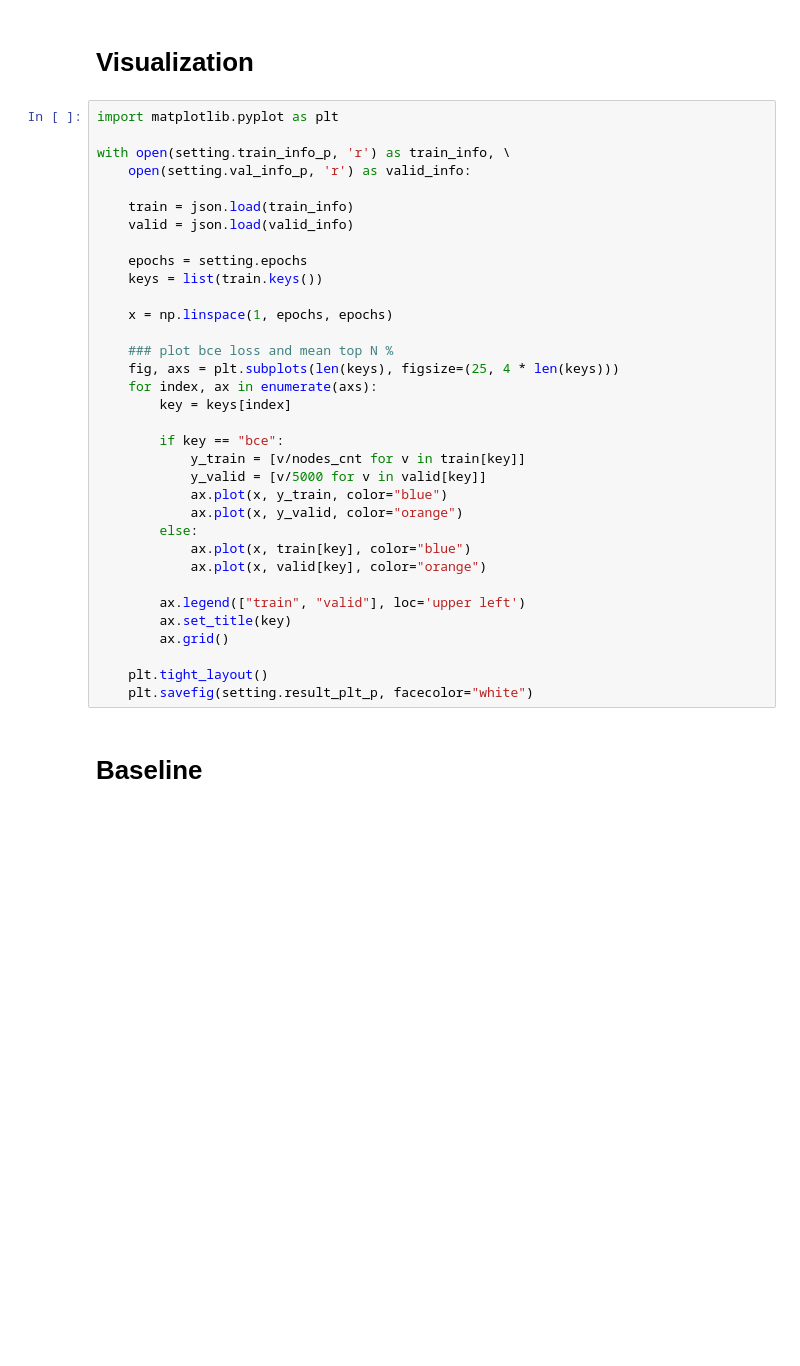
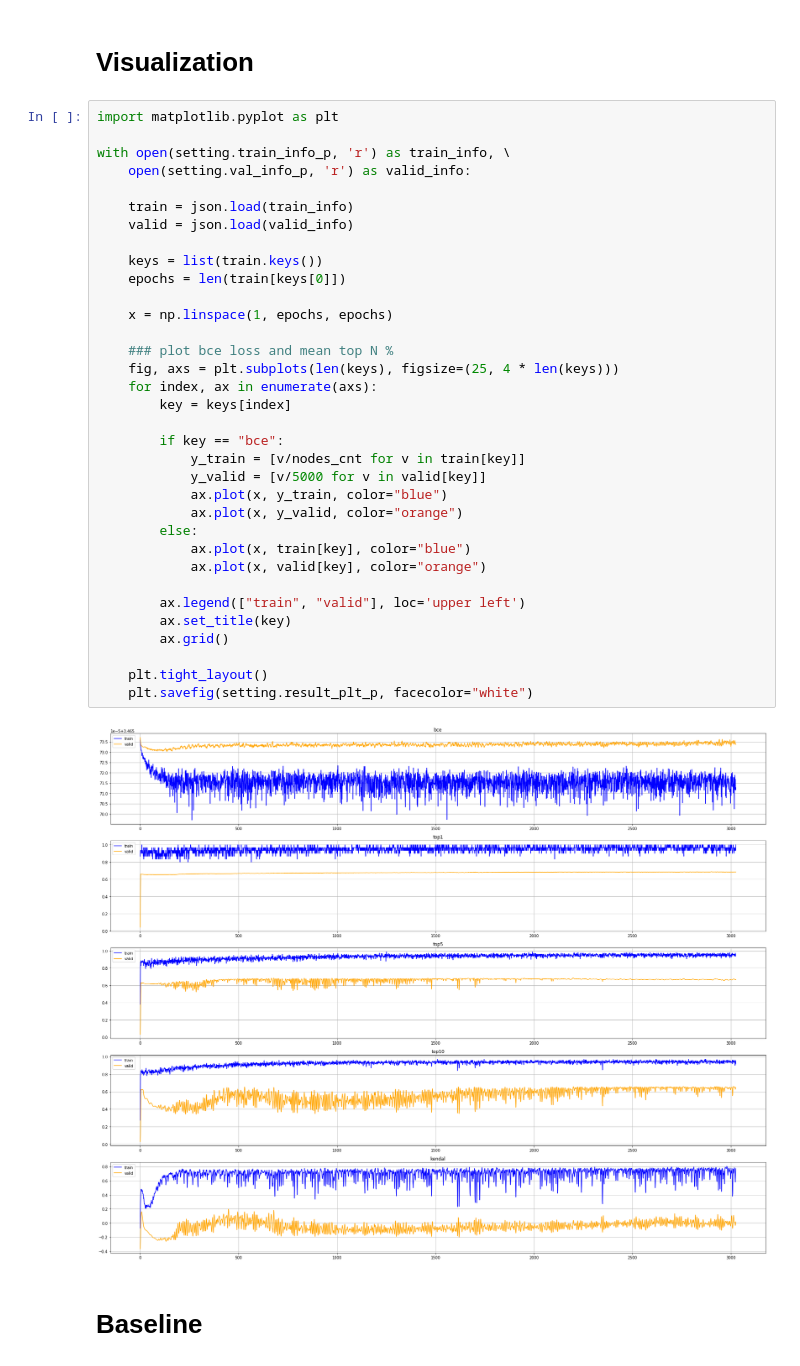
Before and after one commit to junjun1023/DrBC_pytorch, a Jupyter notebook: result/2021-03-16 14-25/code (副本).ipynb, the cells around one changed output. Drawn from its saved outputs; the diff is of its cells as text; blank space fills up the shorter version.

```diff
--- a/result/2021-03-16 14-25/code (副本).ipynb
+++ b/result/2021-03-16 14-25/code (副本).ipynb
@@ -717,34 +718,36 @@ import matplotlib.pyplot as plt
 with open(setting.train_info_p, 'r') as train_info, \
     open(setting.val_info_p, 'r') as valid_info:
 
     train = json.load(train_info)
     valid = json.load(valid_info)
 
-    epochs = setting.epochs
     keys = list(train.keys())
+    epochs = len(train[keys[0]])
 
     x = np.linspace(1, epochs, epochs)
 
     ### plot bce loss and mean top N %
     fig, axs = plt.subplots(len(keys), figsize=(25, 4 * len(keys)))
     for index, ax in enumerate(axs):
         key = keys[index]
 
         if key == "bce":
             y_train = [v/nodes_cnt for v in train[key]]
             y_valid = [v/5000 for v in valid[key]]
             ax.plot(x, y_train, color="blue")
             ax.plot(x, y_valid, color="orange")
         else:
             ax.plot(x, train[key], color="blue")
             ax.plot(x, valid[key], color="orange")
 
         ax.legend(["train", "valid"], loc='upper left')
         ax.set_title(key)
         ax.grid()
 
     plt.tight_layout()
     plt.savefig(setting.result_plt_p, facecolor="white")
+# %% [output]
+[figure, added]
 # %% [markdown]
 # Baseline
 # %%
```
Also changed, not shown: parts of 1 cell of this notebook, 7 other files.
